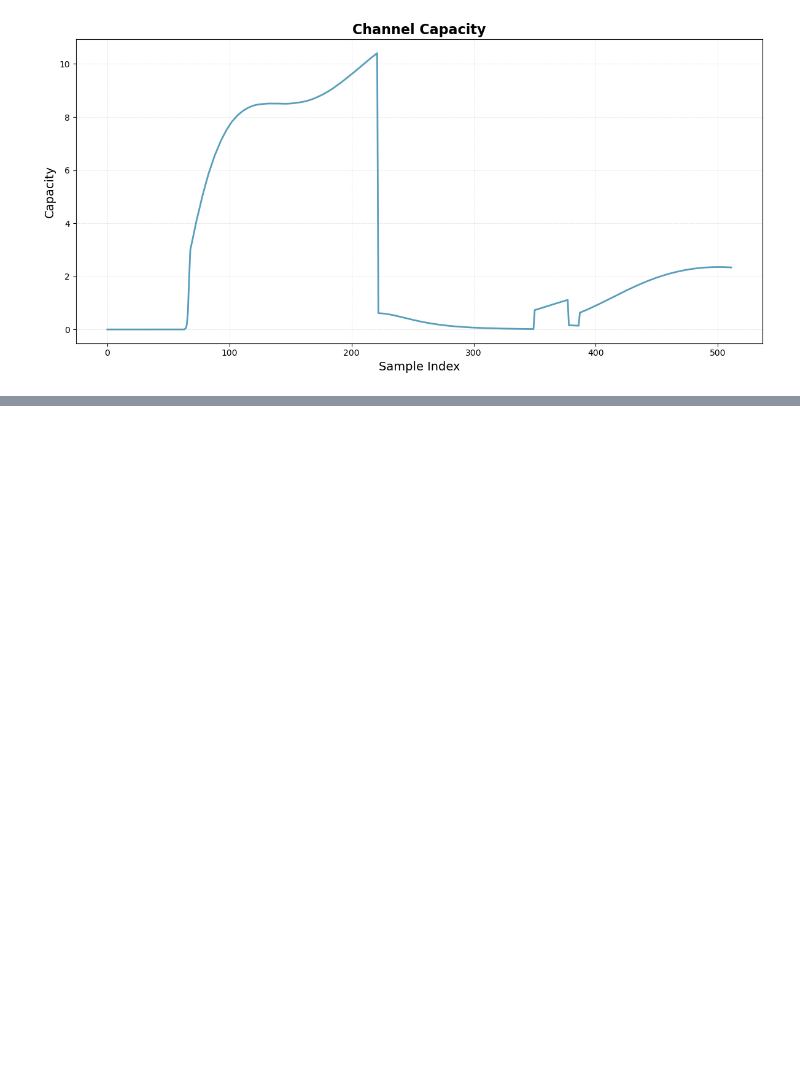
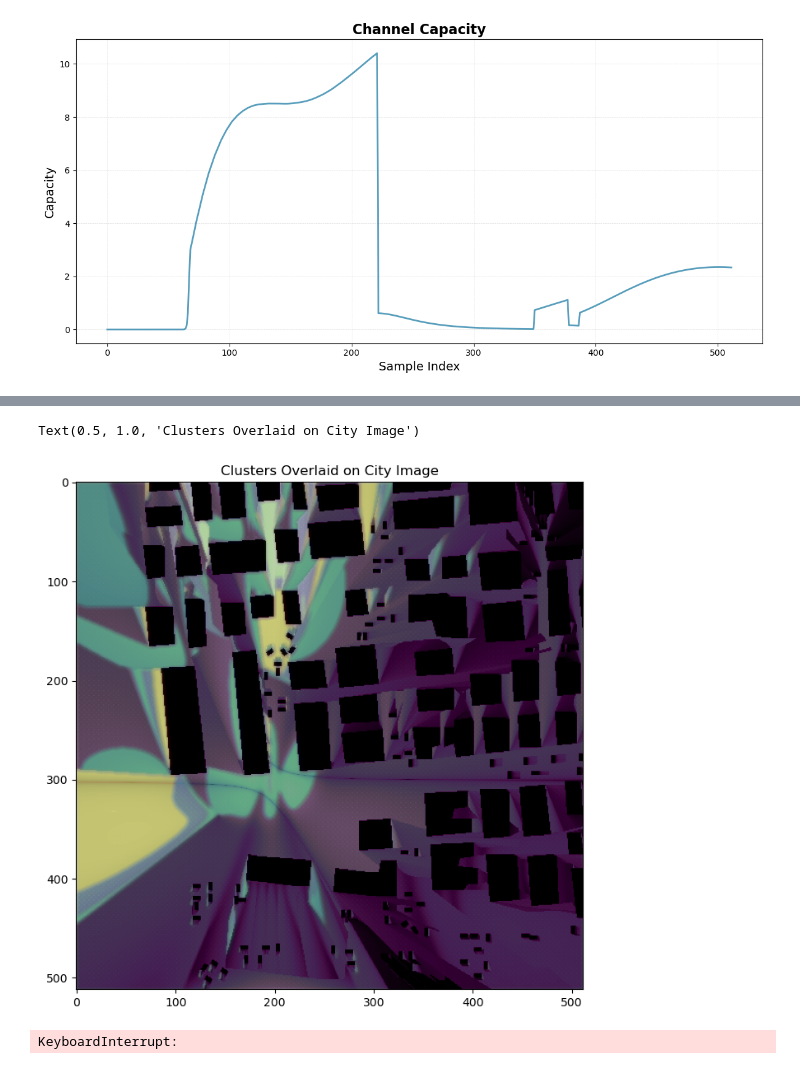
Before and after one commit to bencekaszas/ITT23-MIMO-processing, a Jupyter notebook: clustering.ipynb, the cells around one changed output, grey strips where cells are left out. Saved outputs shown, nothing was run; the diff lists cells and outputs as text; code cells hidden in the pictures; blank space fills up the shorter version.

```diff
--- a/clustering.ipynb
+++ b/clustering.ipynb
@@ -189,0 +185,23 @@ Text(0.5, 1.0, 'Clusters Overlaid on City Image')
+# %%
+features = create_features(H_matrices)
+
+labels = clustering_alg(features, n_clusters=6)
+# %%
+
+# Load the image
+img = Image.open('images/city.png')
+
+#plot image with coords overlaid
+plt.figure(figsize=(10, 8))
+plt.imshow(img)
+sc = plt.scatter(coords[:, 0], coords[::-1, 1], cmap='viridis', c=labels, alpha=0.01, s=20)
+
+plt.title('Clusters Overlaid on City Image')
+# %% [output]
+Text(0.5, 1.0, 'Clusters Overlaid on City Image')
+[figure, added]
+# %%
+sv_data = compute_SV(H_matrices)
+plt.scatter(np.log(1 + sv_data[:, 0]), np.log(1 + sv_data[:, 1]), c = labels)
+# %% [output]
+KeyboardInterrupt:
```
Also changed, not shown: parts of 8 cells of this notebook, 5 other files.
